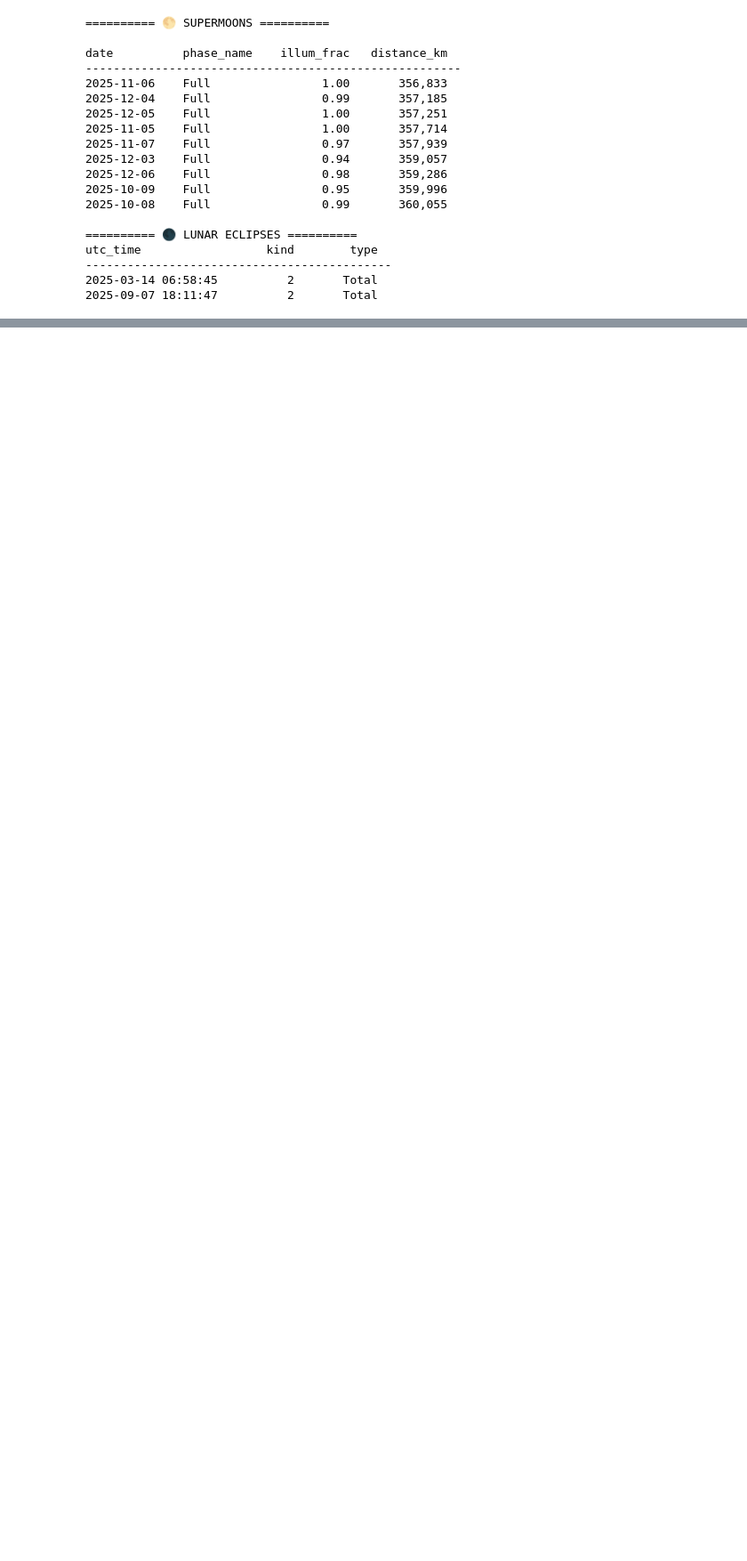
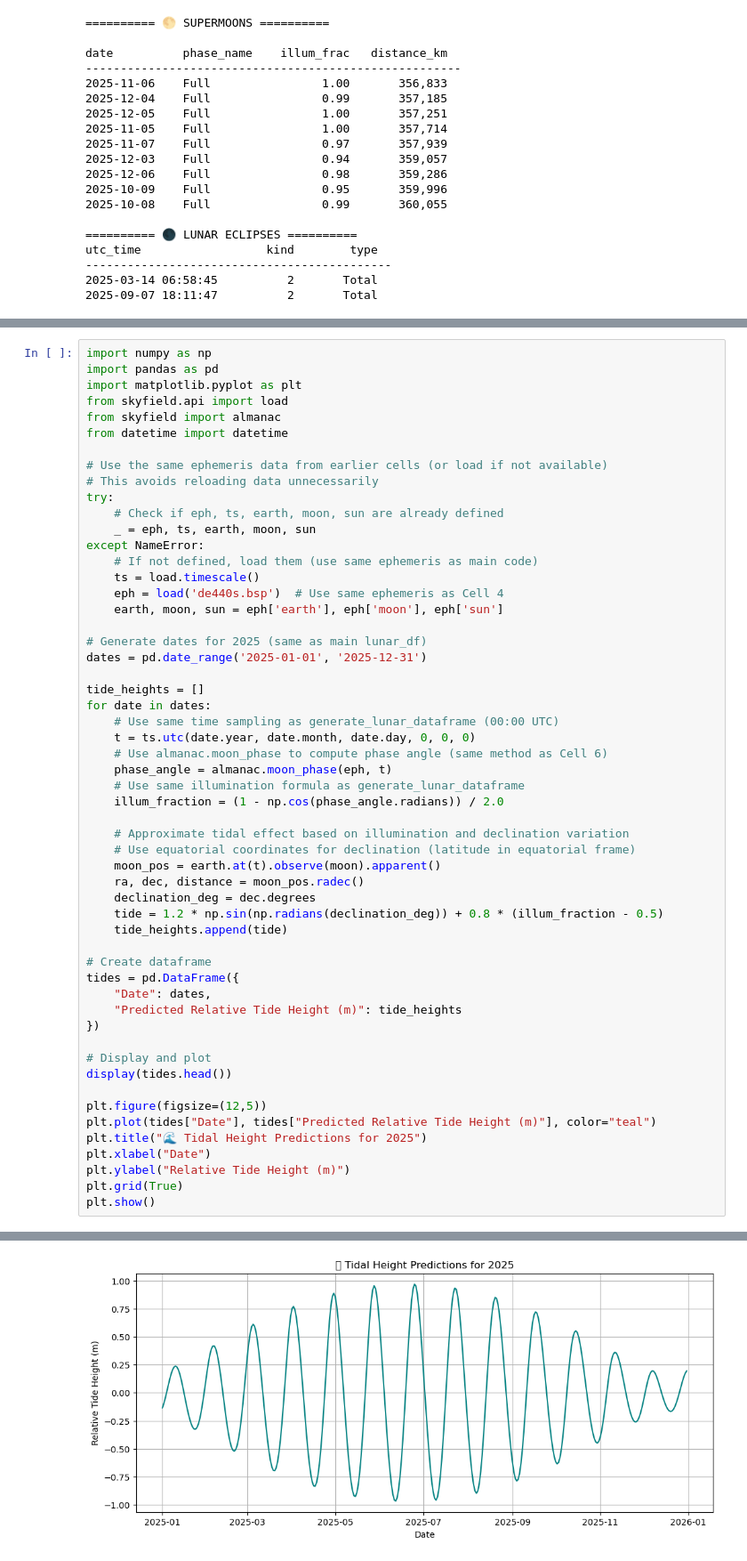
Before and after one commit to echengpython/Moon-Phase-Calendar-2025, a Jupyter notebook: Project2_Trusko_Cheng.ipynb, the cells around one changed output, grey strips where cells are left out. Shown at 89% size. Drawn from its saved outputs; the diff is of its cells as text; blank space fills up the shorter version.

Commit message:
added tidal predictions

```diff
--- a/Project2_Trusko_Cheng.ipynb
+++ b/Project2_Trusko_Cheng.ipynb
@@ -404,0 +419,56 @@ plt.show()
+# %%
+import numpy as np
+import pandas as pd
+import matplotlib.pyplot as plt
+from skyfield.api import load
+from skyfield import almanac
+from datetime import datetime
+
+# Use the same ephemeris data from earlier cells (or load if not available)
+# This avoids reloading data unnecessarily
+try:
+    # Check if eph, ts, earth, moon, sun are already defined
+    _ = eph, ts, earth, moon, sun
+except NameError:
+    # If not defined, load them (use same ephemeris as main code)
+    ts = load.timescale()
+    eph = load('de440s.bsp')  # Use same ephemeris as Cell 4
+    earth, moon, sun = eph['earth'], eph['moon'], eph['sun']
+
+# Generate dates for 2025 (same as main lunar_df)
+dates = pd.date_range('2025-01-01', '2025-12-31')
+
+tide_heights = []
+for date in dates:
+    # Use same time sampling as generate_lunar_dataframe (00:00 UTC)
+    t = ts.utc(date.year, date.month, date.day, 0, 0, 0)
+    # Use almanac.moon_phase to compute phase angle (same method as Cell 6)
+    phase_angle = almanac.moon_phase(eph, t)
+    # Use same illumination formula as generate_lunar_dataframe
+    illum_fraction = (1 - np.cos(phase_angle.radians)) / 2.0
+
+    # Approximate tidal effect based on illumination and declination variation
+    # Use equatorial coordinates for declination (latitude in equatorial frame)
+    moon_pos = earth.at(t).observe(moon).apparent()
+    ra, dec, distance = moon_pos.radec()
+    declination_deg = dec.degrees
+    tide = 1.2 * np.sin(np.radians(declination_deg)) + 0.8 * (illum_fraction - 0.5)
+    tide_heights.append(tide)
+
+# Create dataframe
+tides = pd.DataFrame({
+    "Date": dates,
+    "Predicted Relative Tide Height (m)": tide_heights
+})
+
+# Display and plot
+display(tides.head())
+
+plt.figure(figsize=(12,5))
+plt.plot(tides["Date"], tides["Predicted Relative Tide Height (m)"], color="teal")
+plt.title("🌊 Tidal Height Predictions for 2025")
+plt.xlabel("Date")
+plt.ylabel("Relative Tide Height (m)")
+plt.grid(True)
+plt.show()
+# %% [output]
@@ -405,3 +481,4 @@ plt.show()
+[figure, added]
 # %%
 import pandas as pd
 import calendar
```
Also changed, not shown: parts of 5 cells of this notebook.
